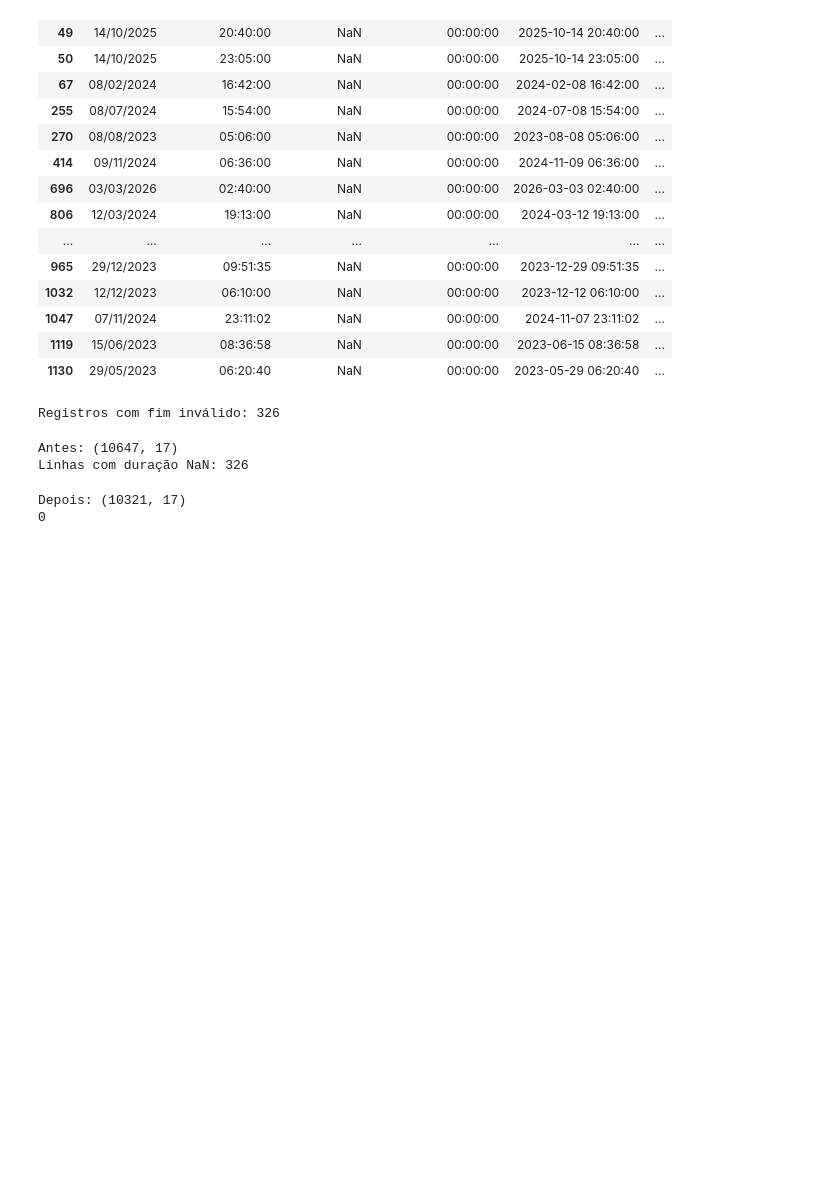
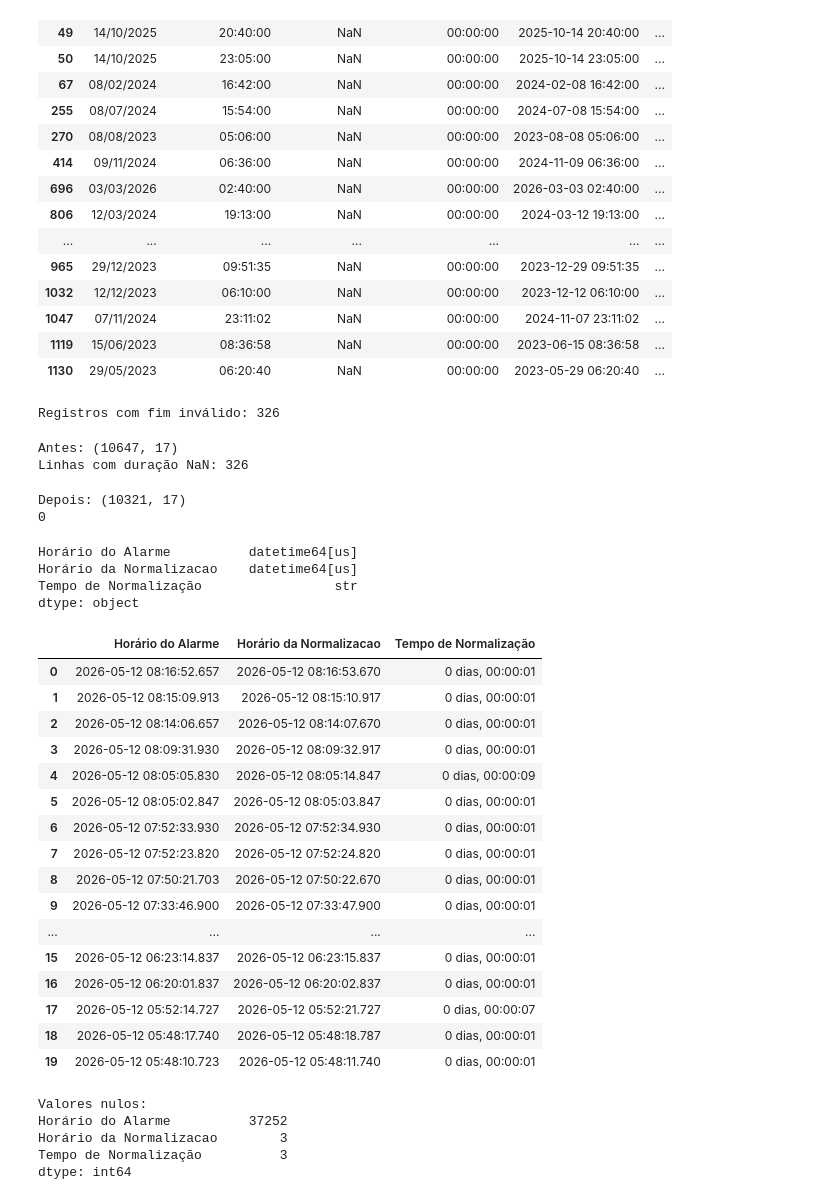
Before and after one commit to joaocardosodias/Lumem, a Jupyter notebook: eda/hipoteses/hipótese_5.ipynb, the cells around one changed output. Cells and saved outputs as stored; diff of their text form; code cells hidden in the pictures; blank space fills up the shorter version.

```diff
--- a/eda/hipoteses/hipótese_5.ipynb
+++ b/eda/hipoteses/hipótese_5.ipynb
@@ -691,3 +691,59 @@ Depois: (10321, 17)
 programada_trat = programada_trat.dropna(
     subset=["duracao_avaria_min"]
 )
+# %%
+print(alarmes_trat[
+    [
+        "Horário do Alarme",
+        "Horário da Normalizacao",
+        "Tempo de Normalização"
+    ]
+].dtypes)
+
+display(
+    alarmes_trat[
+        [
+            "Horário do Alarme",
+            "Horário da Normalizacao",
+            "Tempo de Normalização"
+        ]
+    ].head(20)
+)
+
+print("\nValores nulos:")
+print(
+    alarmes_trat[
+        [
+            "Horário do Alarme",
+            "Horário da Normalizacao",
+            "Tempo de Normalização"
+        ]
+    ].isna().sum()
+)
+# %% [output]
+Horário do Alarme          datetime64[us]
+Horário da Normalizacao    datetime64[us]
+Tempo de Normalização                 str
+dtype: object
+|  | Horário do Alarme | Horário da Normalizacao | Tempo de Normalização |
+| 0 | 2026-05-12 08:16:52.657 | 2026-05-12 08:16:53.670 | 0 dias, 00:00:01 |
+| 1 | 2026-05-12 08:15:09.913 | 2026-05-12 08:15:10.917 | 0 dias, 00:00:01 |
+| 2 | 2026-05-12 08:14:06.657 | 2026-05-12 08:14:07.670 | 0 dias, 00:00:01 |
+| 3 | 2026-05-12 08:09:31.930 | 2026-05-12 08:09:32.917 | 0 dias, 00:00:01 |
+| 4 | 2026-05-12 08:05:05.830 | 2026-05-12 08:05:14.847 | 0 dias, 00:00:09 |
+| 5 | 2026-05-12 08:05:02.847 | 2026-05-12 08:05:03.847 | 0 dias, 00:00:01 |
+| 6 | 2026-05-12 07:52:33.930 | 2026-05-12 07:52:34.930 | 0 dias, 00:00:01 |
+| 7 | 2026-05-12 07:52:23.820 | 2026-05-12 07:52:24.820 | 0 dias, 00:00:01 |
+| 8 | 2026-05-12 07:50:21.703 | 2026-05-12 07:50:22.670 | 0 dias, 00:00:01 |
+| 9 | 2026-05-12 07:33:46.900 | 2026-05-12 07:33:47.900 | 0 dias, 00:00:01 |
+| ... | ... | ... | ... |
+| 15 | 2026-05-12 06:23:14.837 | 2026-05-12 06:23:15.837 | 0 dias, 00:00:01 |
+| 16 | 2026-05-12 06:20:01.837 | 2026-05-12 06:20:02.837 | 0 dias, 00:00:01 |
+| 17 | 2026-05-12 05:52:14.727 | 2026-05-12 05:52:21.727 | 0 dias, 00:00:07 |
+| 18 | 2026-05-12 05:48:17.740 | 2026-05-12 05:48:18.787 | 0 dias, 00:00:01 |
+| 19 | 2026-05-12 05:48:10.723 | 2026-05-12 05:48:11.740 | 0 dias, 00:00:01 |
+Valores nulos:
+Horário do Alarme          37252
+Horário da Normalizacao        3
+Tempo de Normalização          3
+dtype: int64
```
Also changed, not shown: parts of 6 cells of this notebook.
